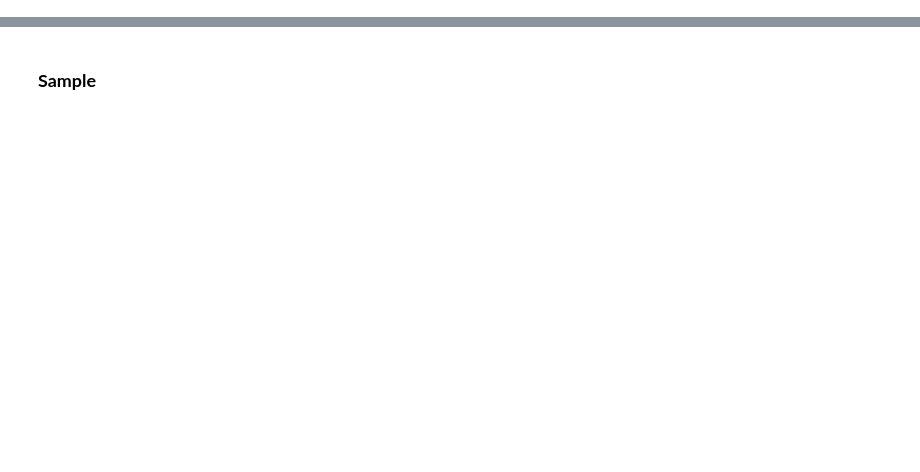
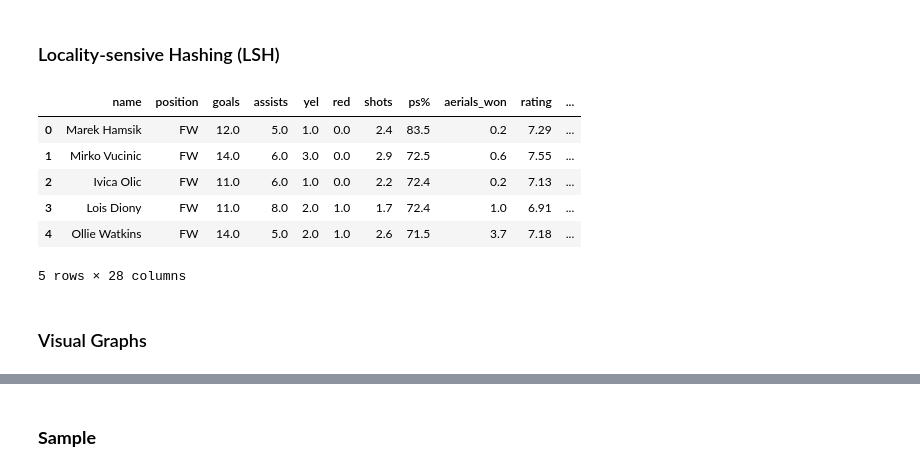
Before and after one commit to Computational-Tools-in-DS-G42/footballer-profiler-AI, a Jupyter notebook: player_recommendation.ipynb, the cells around one changed output, grey strips where cells are left out. Drawn from its saved outputs; the diff is of its cells as text; code cells hidden in the pictures; blank space fills up the shorter version.

Commit message:
Used the appropriate dataset in player_recommendation and adjusted the code to use the new dataset.

```diff
--- a/player_recommendation.ipynb
+++ b/player_recommendation.ipynb
@@ -20 +27,4 @@ pd.set_option('display.max_rows', None)
+# %%
+url = "https://raw.githubusercontent.com/Computational-Tools-in-DS-G42/datasets/main/data.csv"
+init_df = pd.read_csv(url, encoding="latin1", sep=",")
 # %% [markdown]
@@ -147,0 +41,14 @@ def find_similar_players_lsh(player_name, n_similar, lsh, minhash_list,
+# %%
+# Converting into float
+cols = [ 'goals', 'assists', 'yel',
+       'red', 'shots', 'ps%', 'aerials_won', 'tackles', 'interceptions',
+       'fouls', 'clearances', 'dribbled', 'blocks', 'own_goals', 'key_passes',
+       'dribblings', 'fouled', 'offsides', 'dispossed', 'bad_controls',
+       'avg_passes', 'crosses', 'long_passes', 'through_passes']
+
+for curr in cols:
+  df_clean[curr] = pd.to_numeric(df_clean[curr], errors='coerce').fillna(0)
+
+df_clean[cols] = df_clean[cols].astype(float)
+# %% [markdown]
+### Locality-sensive Hashing (LSH)
@@ -147,0 +77,37 @@ def find_similar_players_lsh(player_name, n_similar, lsh, minhash_list,
+# %%
+# Method to find similar players
+def find_similar_players_lsh(player_idx, k=5):
+  i = player_idx
+  ids = [int(j) for j in lsh.query(mhashes[i])]
+  sims = [(j, len(token_sets[i]&token_sets[j])/len(token_sets[i]|token_sets[j])) for j in ids if j!=i]
+  sims = sorted(sims, key=lambda x: x[1], reverse=True)[:k]
+
+  # Building a data frame
+  similar_df = df_clean.loc[[j for j, _ in sims]].copy()
+  similar_df['similarity'] = [s for _, s in sims]
+  similar_df.reset_index(drop=True, inplace=True)
+
+
+
+  target_player = SimpleNamespace(
+    name=df_clean.loc[i, 'name'],
+    pos=df_clean.loc[i, 'position'],
+    rating=df_clean.loc[i, 'rating']
+)
+  return similar_df, target_player
+# %%
+player_ind_to_quary = 60
+num_sim_player = 5
+sim_df, target = find_similar_players_lsh(player_ind_to_quary, num_sim_player)
+# %%
+sim_df.head(num_sim_player)
+# %% [output]
+|  | name | position | goals | assists | yel | red | shots | ps% | aerials_won | rating | ... |
+| 0 | Marek Hamsik | FW | 12.0 | 5.0 | 1.0 | 0.0 | 2.4 | 83.5 | 0.2 | 7.29 | ... |
+| 1 | Mirko Vucinic | FW | 14.0 | 6.0 | 3.0 | 0.0 | 2.9 | 72.5 | 0.6 | 7.55 | ... |
+| 2 | Ivica Olic | FW | 11.0 | 6.0 | 1.0 | 0.0 | 2.2 | 72.4 | 0.2 | 7.13 | ... |
+| 3 | Lois Diony | FW | 11.0 | 8.0 | 2.0 | 1.0 | 1.7 | 72.4 | 1.0 | 6.91 | ... |
+| 4 | Ollie Watkins | FW | 14.0 | 5.0 | 2.0 | 1.0 | 2.6 | 71.5 | 3.7 | 7.18 | ... |
+5 rows × 28 columns
+# %% [markdown]
+### Visual Graphs
```
Also changed, not shown: parts of 24 cells of this notebook.
